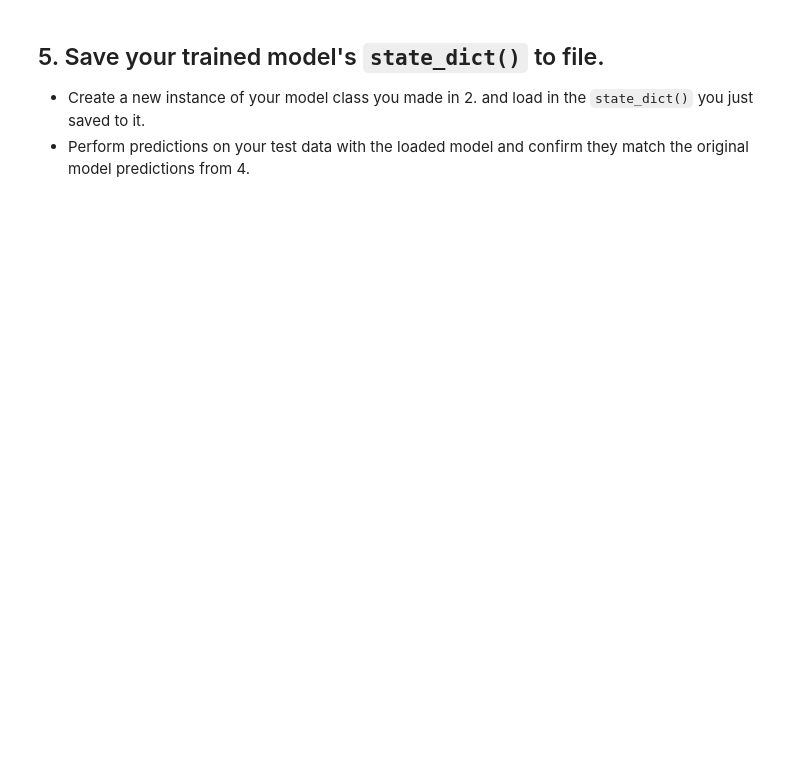
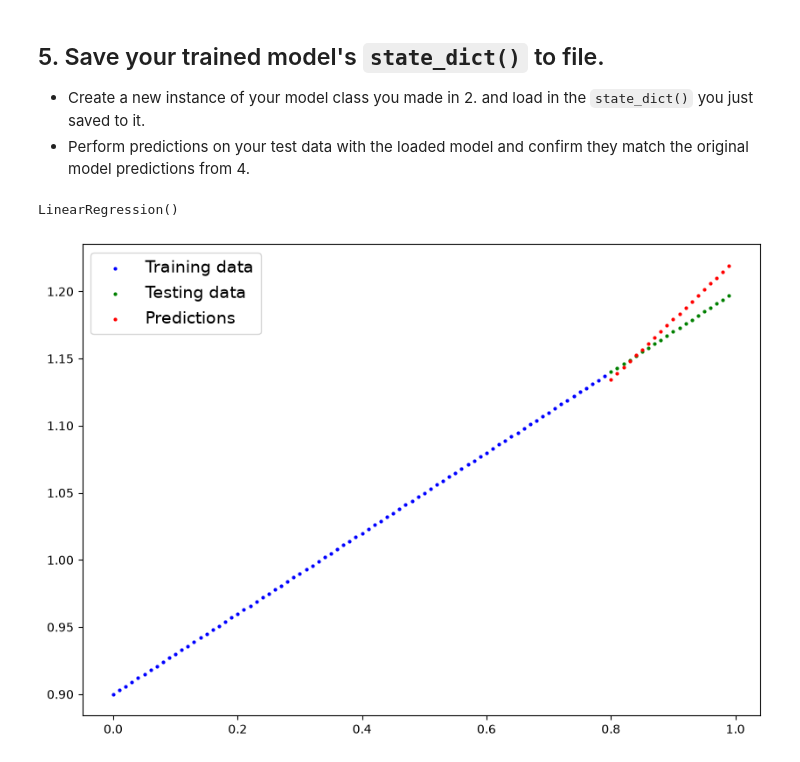
Before and after one commit to fajaralfa/Artificial-Kecerdasan, a Jupyter notebook: learnpytorch.io/01_pytorch_workflow_exercises.ipynb, the cells around one changed output. Cells and saved outputs as stored; diff of their text form; code cells hidden in the pictures; blank space fills up the shorter version.

```diff
--- a/learnpytorch.io/01_pytorch_workflow_exercises.ipynb
+++ b/learnpytorch.io/01_pytorch_workflow_exercises.ipynb
@@ -200,12 +211,26 @@ Epoch: 280 | Train loss: 0.434 | Test loss: 0.423
 from pathlib import Path
 
 # 1. Create models directory
-
+modeldir = Path('./models')
+modeldir.mkdir()
 
 # 2. Create model save path
+modelfile = modeldir / 'model.pth'
 
 # 3. Save the model state dict
+torch.save(obj=model.state_dict(), f=modelfile)
 # %%
 # Create new instance of model and load saved state dict (make sure to put it on the target device)
+model_1 = LinearRegression()
+model_1.load_state_dict(torch.load(modelfile))
+model_1.to(device)
+# %% [output]
+LinearRegression()
 # %%
 # Make predictions with loaded model and compare them to the previous
+model_1.eval()
+with torch.inference_mode():
+    y_preds = model_1(X_test)
+plot_predictions(predictions=y_preds.cpu())
+# %% [output]
+[figure, added]
```
Also changed, not shown: parts of 3 cells of this notebook.
